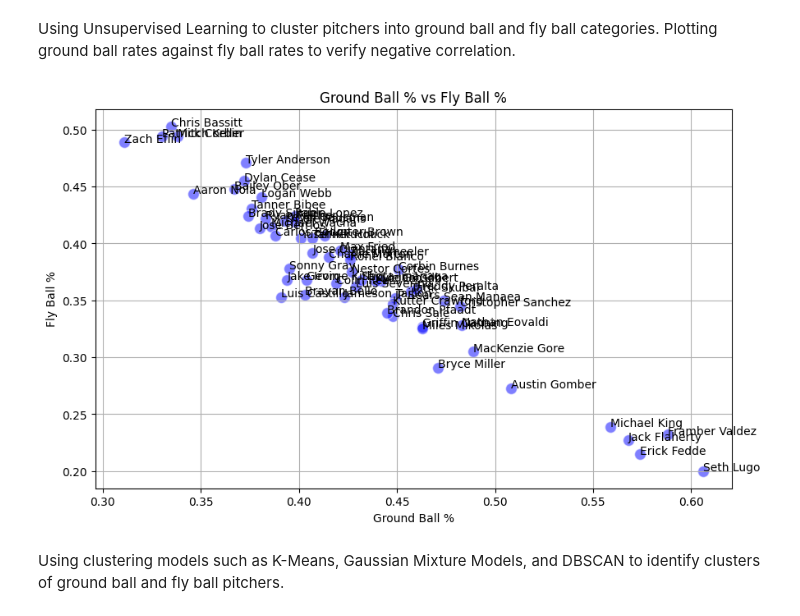
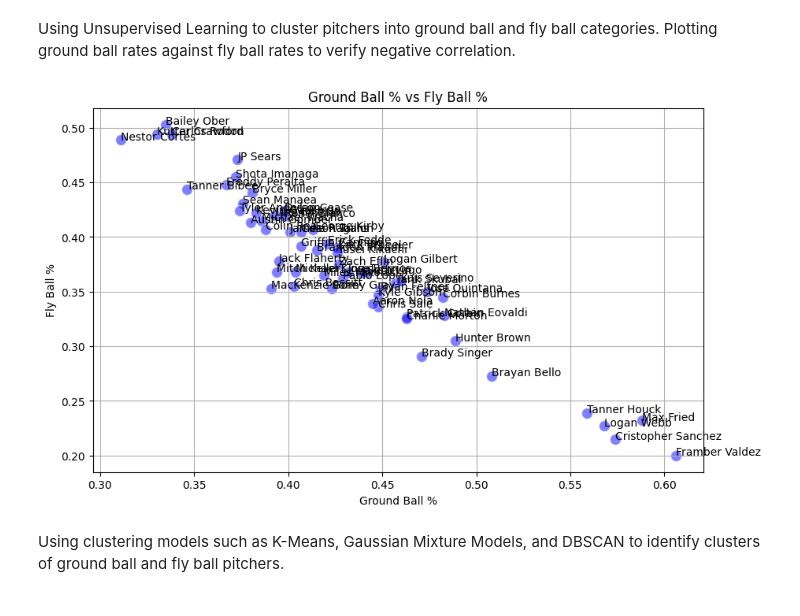
Before and after one commit to esteban1324/MLB_Project, a Jupyter notebook: pitchers_case_study.ipynb, the cells around one changed output. Cells and saved outputs as stored; diff of their text form; code cells hidden in the pictures.

Commit message:
adjusted first graph

```diff
--- a/pitchers_case_study.ipynb
+++ b/pitchers_case_study.ipynb
@@ -33,21 +33,26 @@ Using Unsupervised Learning to cluster pitchers into ground ball and fly ball ca
 # %%
 import matplotlib.pyplot as plt
 
 names = [name for name in pitching['Name']]
 fig = plt.figure(figsize=(10, 6))
 ax = fig.add_subplot(111)
 
+
+for i, txt in enumerate(names):
+
+    ax.annotate(txt,
+                (pitching.iloc[i]['GB%'],
+                pitching.iloc[i]['FB%']))
+
 plt.scatter(pitching['GB%'], pitching['FB%'], alpha=0.5, c='blue', edgecolors='w', s=100)
 plt.title('Ground Ball % vs Fly Ball %')
 plt.xlabel('Ground Ball %')
 plt.ylabel('Fly Ball %')
 plt.grid(True)
 plt.savefig(f'GB_vs_FB_{START_YEAR}_{END_YEAR}.png')
-for i, txt in enumerate(names):
-    ax.annotate(txt, (pitching['GB%'][i], pitching['FB%'][i]))
 plt.show()
 # %% [output]
-[figure, old version]
+[figure, new version]
 # %% [markdown]
 Using clustering models such as K-Means, Gaussian Mixture Models, and DBSCAN to identify clusters of ground ball and fly ball pitchers.
 # %%
```
Also changed, not shown: 1 other file.
